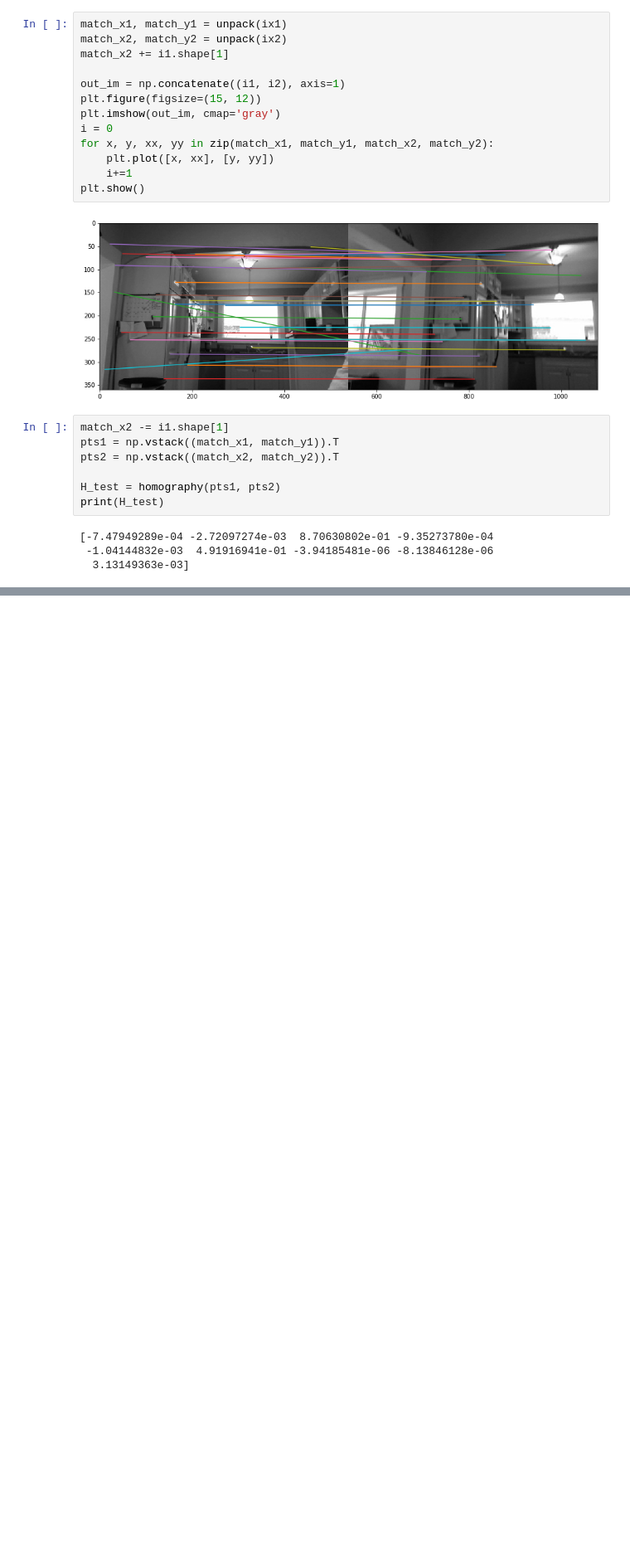
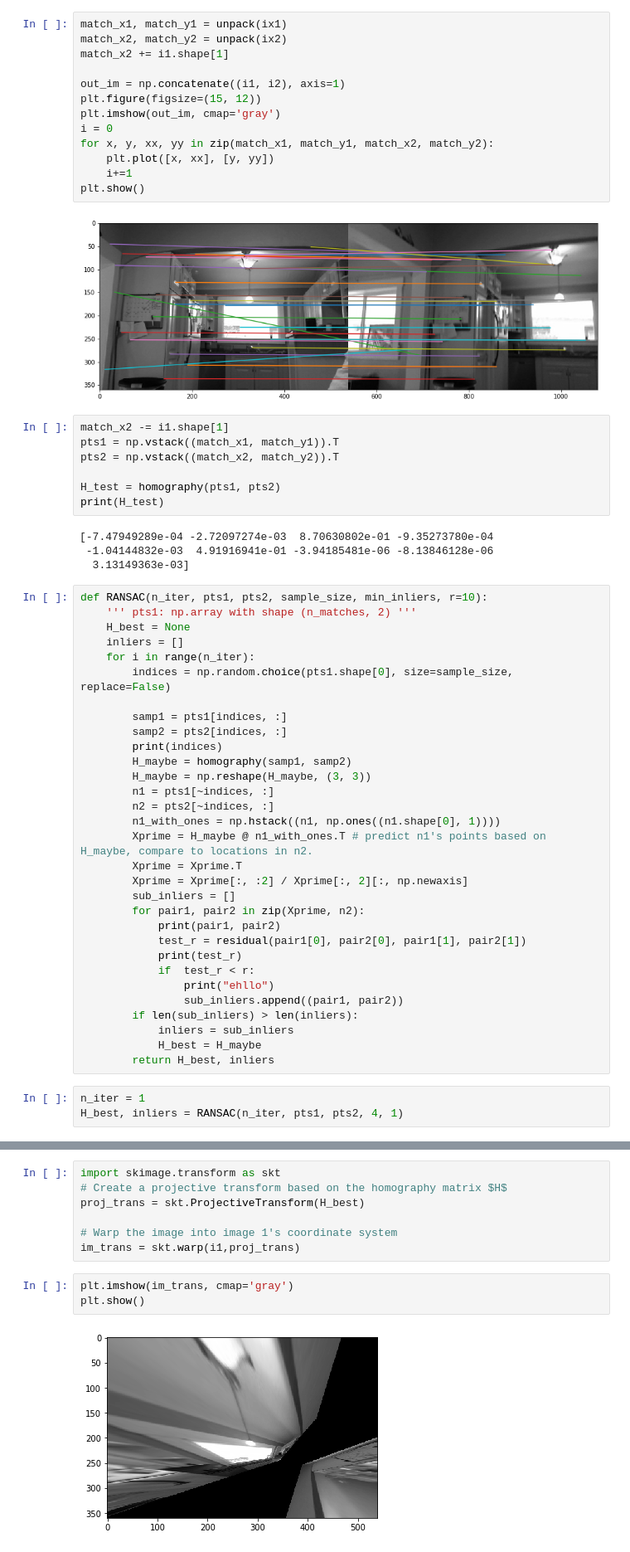
Before and after one commit to colligant/project2-solution, a Jupyter notebook: project2_solution.ipynb, the cells around one changed output, grey strips where cells are left out. Shown at 83% size. Saved outputs shown, nothing was run; the diff lists cells and outputs as text; blank space fills up the shorter version.

Commit message:
maybe

```diff
--- a/project2_solution.ipynb
+++ b/project2_solution.ipynb
@@ -67,3 +67,37 @@ print(H_test)
 [-7.47949289e-04 -2.72097274e-03  8.70630802e-01 -9.35273780e-04
  -1.04144832e-03  4.91916941e-01 -3.94185481e-06 -8.13846128e-06
   3.13149363e-03]
+# %%
+def RANSAC(n_iter, pts1, pts2, sample_size, min_inliers, r=10):
+    ''' pts1: np.array with shape (n_matches, 2) '''
+    H_best = None
+    inliers = []
+    for i in range(n_iter):
+        indices = np.random.choice(pts1.shape[0], size=sample_size, replace=False)
+
+        samp1 = pts1[indices, :]
+        samp2 = pts2[indices, :]
+        print(indices)
+        H_maybe = homography(samp1, samp2)
+        H_maybe = np.reshape(H_maybe, (3, 3))
+        n1 = pts1[~indices, :]
+        n2 = pts2[~indices, :]
+        n1_with_ones = np.hstack((n1, np.ones((n1.shape[0], 1))))
+        Xprime = H_maybe @ n1_with_ones.T # predict n1's points based on H_maybe, compare to locations in n2.
+        Xprime = Xprime.T
+        Xprime = Xprime[:, :2] / Xprime[:, 2][:, np.newaxis]
+        sub_inliers = []
+        for pair1, pair2 in zip(Xprime, n2):
+            print(pair1, pair2)
+            test_r = residual(pair1[0], pair2[0], pair1[1], pair2[1])
+            print(test_r)
+            if  test_r < r:
+                print("ehllo")
+                sub_inliers.append((pair1, pair2))
+        if len(sub_inliers) > len(inliers):
+            inliers = sub_inliers
+            H_best = H_maybe
+        return H_best, inliers
+# %%
+n_iter = 1
+H_best, inliers = RANSAC(n_iter, pts1, pts2, 4, 1)
@@ -69,0 +121,12 @@ print(H_test)
+# %%
+import skimage.transform as skt
+# Create a projective transform based on the homography matrix $H$
+proj_trans = skt.ProjectiveTransform(H_best)
+
+# Warp the image into image 1's coordinate system
+im_trans = skt.warp(i1,proj_trans)
+# %%
+plt.imshow(im_trans, cmap='gray')
+plt.show()
+# %% [output]
+[figure, added]
```
Also changed, not shown: parts of 3 cells of this notebook, 1 other file.
